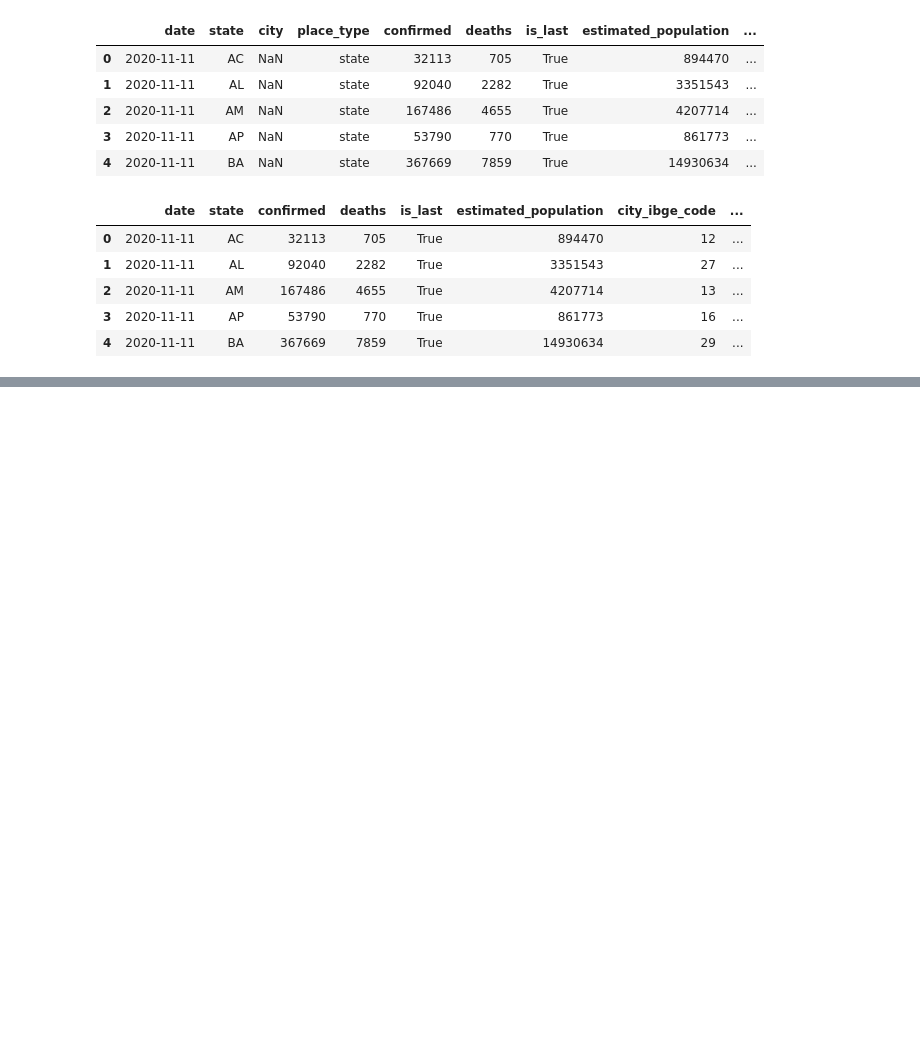
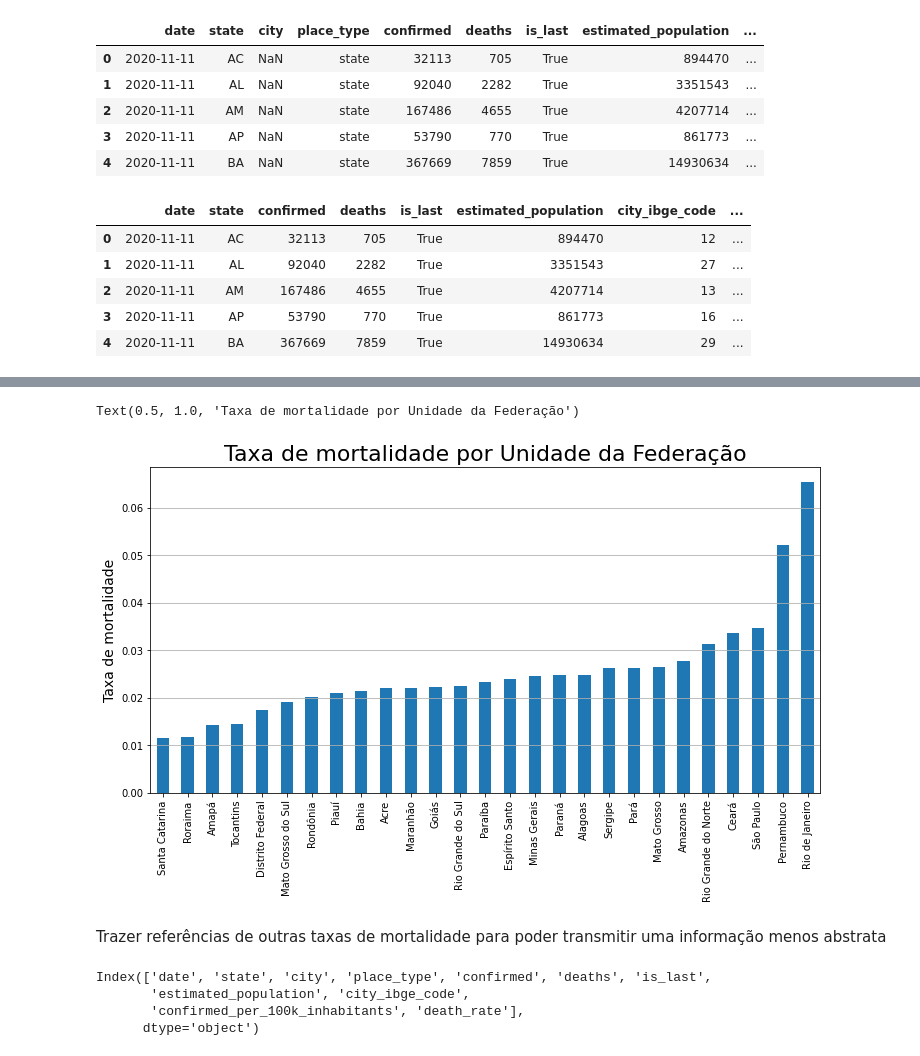
Before and after one commit to KiSobral/Covid19-Analysis, a Jupyter notebook: CovidAnalysis.ipynb, the cells around one changed output, grey strips where cells are left out. Saved outputs shown, nothing was run; the diff lists cells and outputs as text; code cells hidden in the pictures; blank space fills up the shorter version.

```diff
--- a/CovidAnalysis.ipynb
+++ b/CovidAnalysis.ipynb
@@ -89,0 +90,12 @@ Text(0.5, 1.0, 'Número total de casos por Unidade da Federação')
+# %%
+states_df = states_df.sort_values('death_rate')
+ax = states_df['death_rate'].plot.bar(figsize=(12,6))
+ax.set_xlabel("")
+ax.set_ylabel("Taxa de mortalidade", fontsize=14)
+plt.grid(axis='y')
+plt.title("Taxa de mortalidade por Unidade da Federação", fontsize=22)
+# %% [output]
+Text(0.5, 1.0, 'Taxa de mortalidade por Unidade da Federação')
+[figure, added]
+# %% [markdown]
+Trazer referências de outras taxas de mortalidade para poder transmitir uma informação menos abstrata
@@ -89,0 +104,7 @@ Text(0.5, 1.0, 'Número total de casos por Unidade da Federação')
+# %%
+df_history.columns
+# %% [output]
+Index(['date', 'state', 'city', 'place_type', 'confirmed', 'deaths', 'is_last',
+       'estimated_population', 'city_ibge_code',
+       'confirmed_per_100k_inhabitants', 'death_rate'],
+      dtype='object')
```
Also changed, not shown: parts of 20 cells of this notebook.
